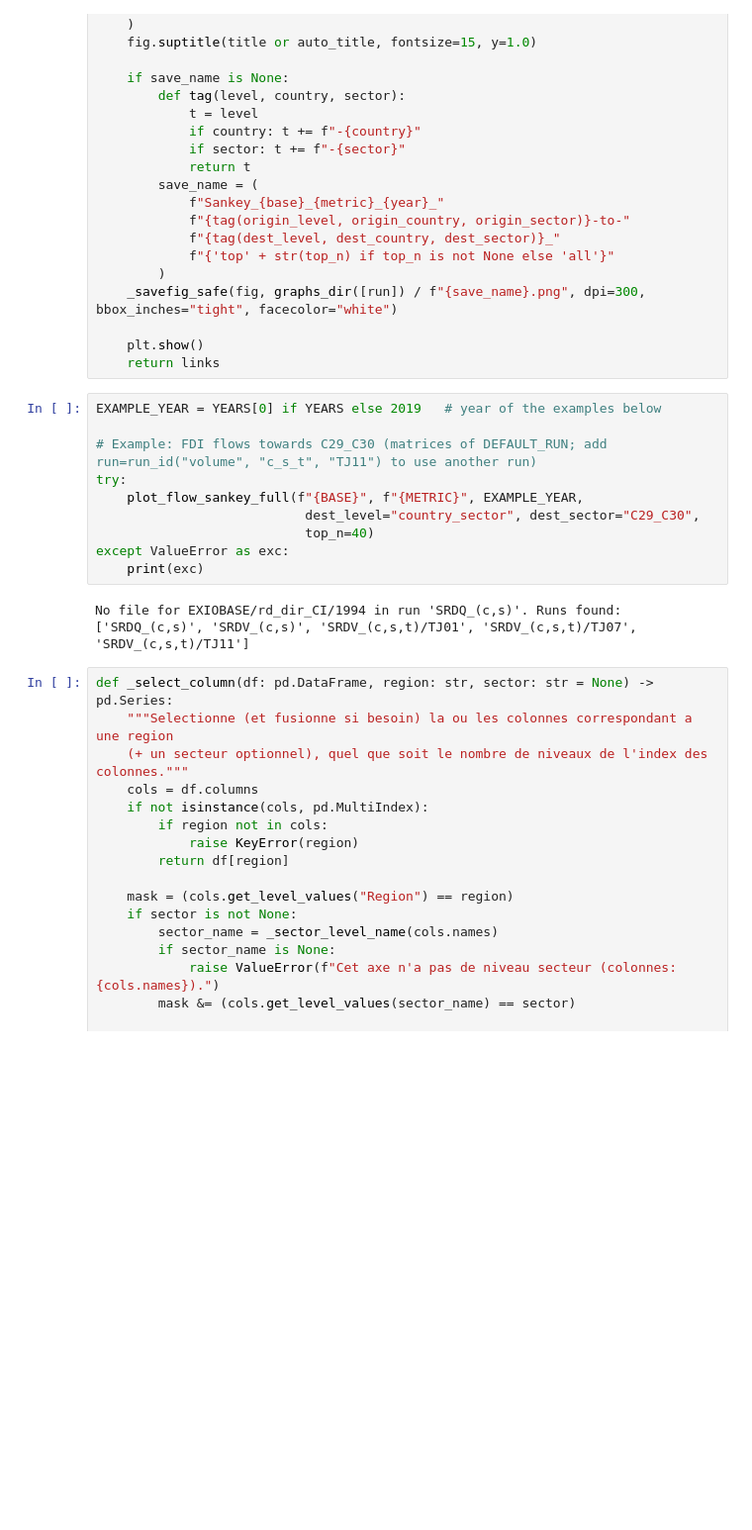
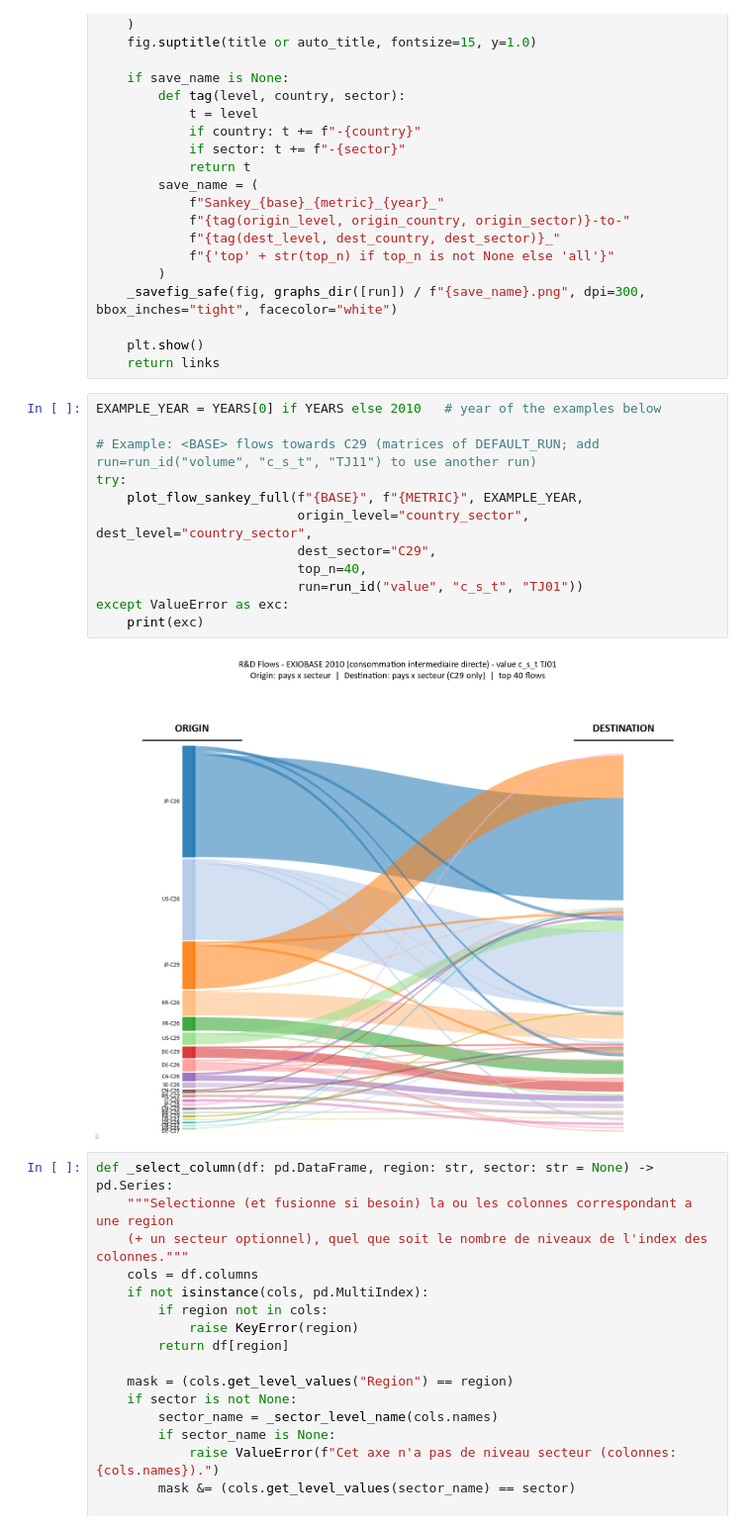
Before and after one commit to OscarStemmelin/ENTICE-T3.4, a Jupyter notebook: code/graphs_output_general.ipynb, the cells around one changed output. Shown at 99% size. Cells and saved outputs as stored; diff of their text form; blank space fills up the shorter version.

```diff
--- a/code/graphs_output_general.ipynb
+++ b/code/graphs_output_general.ipynb
@@ -545,17 +545,19 @@ def plot_flow_sankey_full(base: str, metric: str, year: int,
     plt.show()
     return links
 # %%
-EXAMPLE_YEAR = YEARS[0] if YEARS else 2019   # year of the examples below
+EXAMPLE_YEAR = YEARS[0] if YEARS else 2010   # year of the examples below
 
-# Example: FDI flows towards C29_C30 (matrices of DEFAULT_RUN; add run=run_id("volume", "c_s_t", "TJ11") to use another run)
+# Example: <BASE> flows towards C29 (matrices of DEFAULT_RUN; add run=run_id("volume", "c_s_t", "TJ11") to use another run)
 try:
     plot_flow_sankey_full(f"{BASE}", f"{METRIC}", EXAMPLE_YEAR,
-                           dest_level="country_sector", dest_sector="C29_C30",
-                           top_n=40)
+                          origin_level="country_sector", dest_level="country_sector",
+                          dest_sector="C29",
+                          top_n=40,
+                          run=run_id("value", "c_s_t", "TJ01"))
 except ValueError as exc:
     print(exc)
 # %% [output]
-No file for EXIOBASE/rd_dir_CI/1994 in run 'SRDQ_(c,s)'. Runs found: ['SRDQ_(c,s)', 'SRDV_(c,s)', 'SRDV_(c,s,t)/TJ01', 'SRDV_(c,s,t)/TJ07', 'SRDV_(c,s,t)/TJ11']
+[figure, added]
 # %%
 def _select_column(df: pd.DataFrame, region: str, sector: str = None) -> pd.Series:
     """Selectionne (et fusionne si besoin) la ou les colonnes correspondant a une region
```
Also changed, not shown: parts of 4 cells of this notebook, 1 other file.
